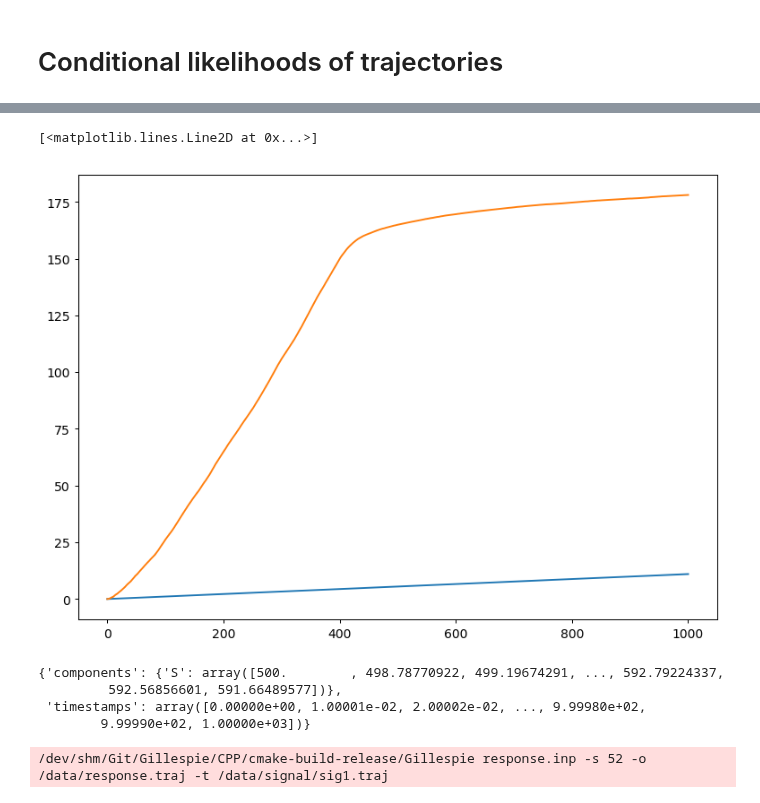
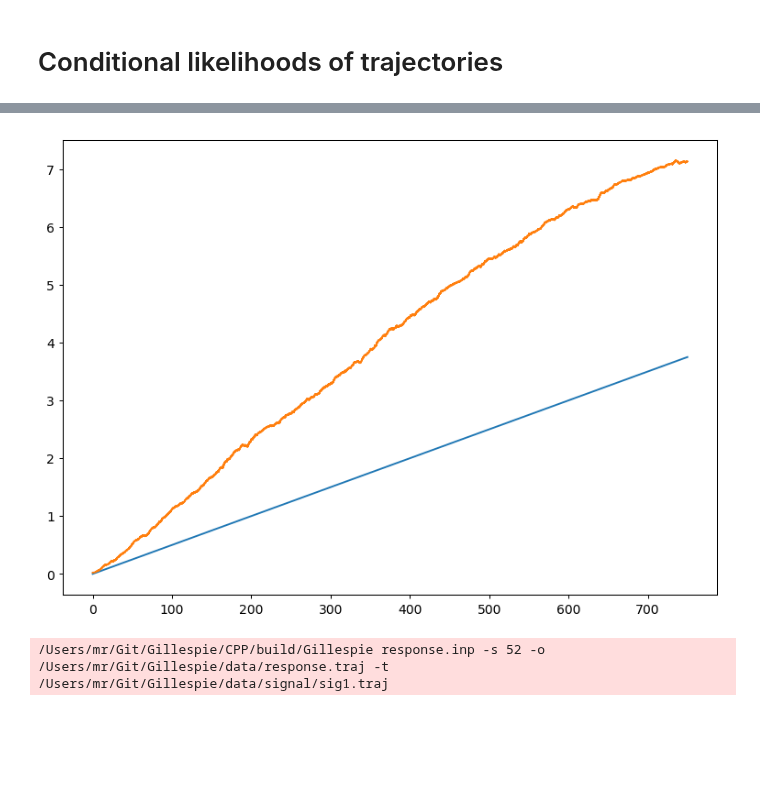
Before and after one commit to manuel-rhdt/master-thesis, a Jupyter notebook: analyzer/mutual_information.ipynb, the cells around one changed output, grey strips where cells are left out. Drawn from its saved outputs; the diff is of its cells as text; code cells hidden in the pictures; blank space fills up the shorter version.

```diff
--- a/analyzer/mutual_information.ipynb
+++ b/analyzer/mutual_information.ipynb
@@ -15,6 +15,6 @@ matplotlib.rc_file_defaults()
 # %%
 from analyzer import analyzer
 # %%
-mutual_informations = np.squeeze(np.load('/data/mutual_information.npz')['arr_0'])
+mutual_informations = np.load('../data/mutual_information.npz')['arr_0']
 mutual_information = np.mean(mutual_informations, axis=(0,1))
 # %%
@@ -49,20 +48,14 @@ plt.legend();
 # %%
-x = np.linspace(0, 1000, len(mutual_information))
-plt.plot(x, 0.011 * x)
-plt.plot(x, mutual_information, label='$N_X={}, N_S={}$'.format(num_r, num_s))
+x = np.linspace(0, 750, len(mutual_information))
+plt.plot(x, 0.005*x)
+plt.plot(x, mutual_information, label='$N_X={}, N_S={}$'.format(num_r, num_s));
 # %% [output]
-[<matplotlib.lines.Line2D at 0x...>]
-[figure, old version]
+[figure, new version]
 # %%
 from pathlib import Path
-analyzer.load_trajectory(Path('/data/signal/sig1.traj'))
+signal = analyzer.load_trajectory(Path('../data/signal/sig1.traj'))
-# %% [output]
-{'components': {'S': array([500.        , 498.78770922, 499.19674291, ..., 592.79224337,
-         592.56856601, 591.66489577])},
- 'timestamps': array([0.00000e+00, 1.00001e-02, 2.00002e-02, ..., 9.99980e+02,
-        9.99990e+02, 1.00000e+03])}
 # %%
-analyzer.simulate_trajectory('response', '/data/response.traj', ['/data/signal/sig1.traj'], seed=52)
+analyzer.simulate_trajectory('response.inp', '../data/response.traj', ['../data/signal/sig1.traj'], seed=52)
 # %% [output]
-/dev/shm/Git/Gillespie/CPP/cmake-build-release/Gillespie response.inp -s 52 -o /data/response.traj -t /data/signal/sig1.traj
+/Users/mr/Git/Gillespie/CPP/build/Gillespie response.inp -s 52 -o /Users/mr/Git/Gillespie/data/response.traj -t /Users/mr/Git/Gillespie/data/signal/sig1.traj
 # %%
```
Also changed, not shown: parts of 7 cells of this notebook, 6 other files.
